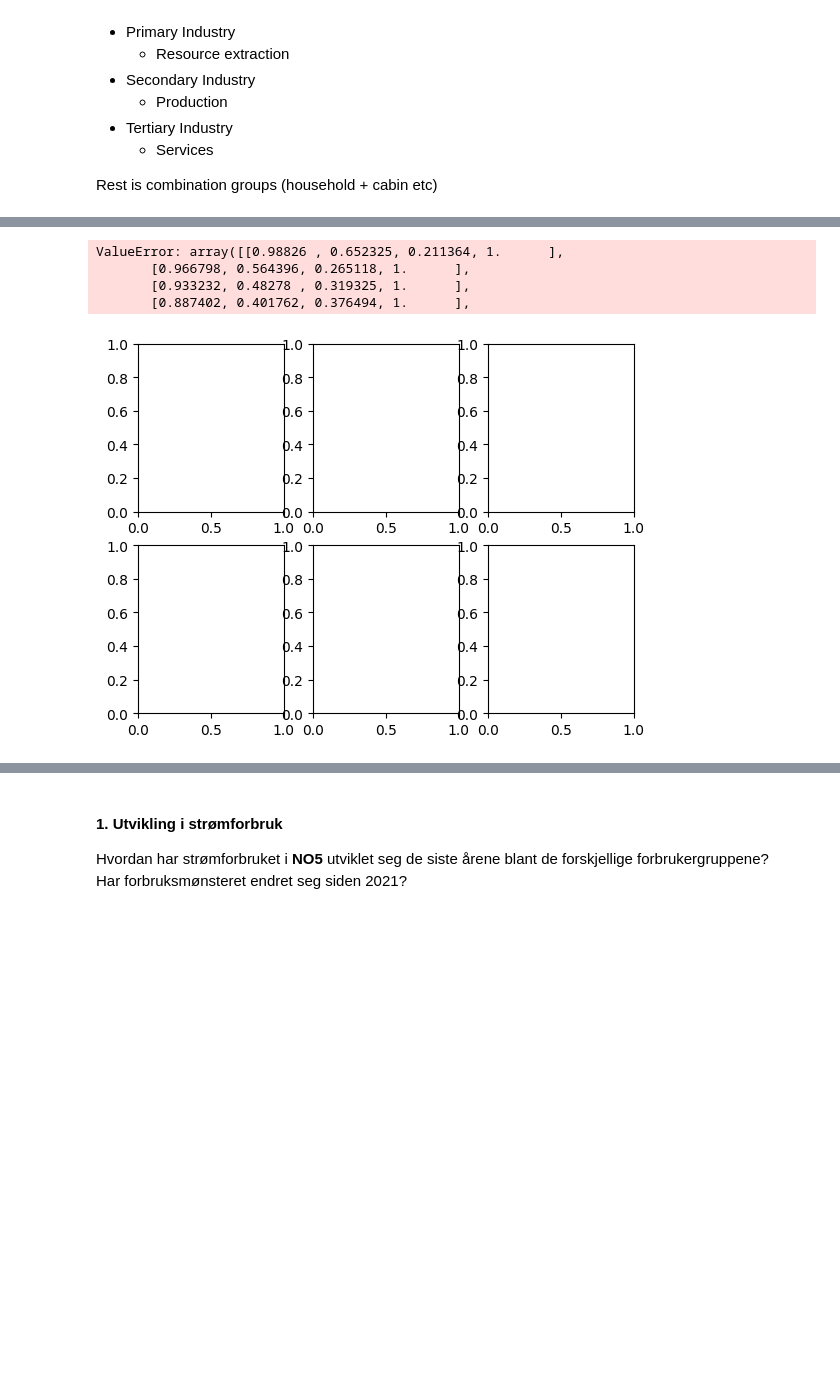
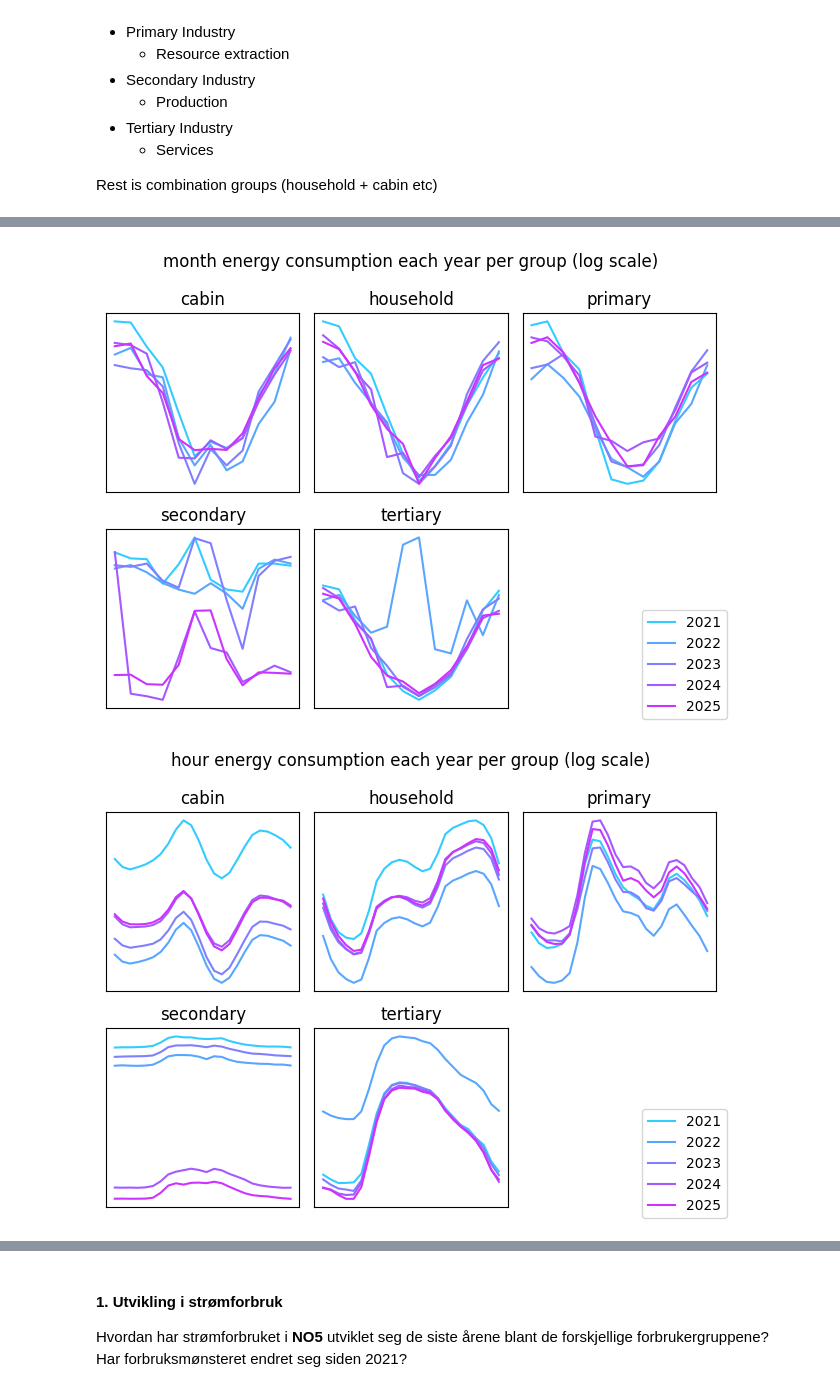
Before and after one commit to tobbensol/eviny-case, a Jupyter notebook: notebooks/Question1.ipynb, the cells around one changed output, grey strips where cells are left out. Drawn from its saved outputs; the diff is of its cells as text; code cells hidden in the pictures; blank space fills up the shorter version.

```diff
--- a/notebooks/Question1.ipynb
+++ b/notebooks/Question1.ipynb
@@ -83,47 +63,49 @@ year_consumption_by_group = consumption_by_group.groupby(consumption_by_group.in
 # %%
-yearly_consumption_by_group = {}
+group_data = consumption_by_group.copy()
+group_data["year"] = consumption_by_group.index.year
+group_data["month"] = consumption_by_group.index.month
+group_data["day"] = consumption_by_group.index.day
+group_data["weekday"] = consumption_by_group.index.weekday
+group_data["hour"] = consumption_by_group.index.hour
+
+yearly_consumption_by_group = defaultdict(dict)
 periods = ["month", "day", "hour", "weekday"]
 
 for period in periods:
-    yearly_consumption_by_group[period] = {}
-
     for group in consumption_by_group.columns:
-
-        group_data = consumption_by_group.copy()
-        group_data["year"] = consumption_by_group.index.year
-        group_data["month"] = consumption_by_group.index.month
-        group_data["day"] = consumption_by_group.index.day
-        group_data["weekday"] = consumption_by_group.index.weekday
-        group_data["hour"] = consumption_by_group.index.hour
-
-        group_data = group_data.pivot_table(
+        yearly_consumption_by_group[period][group] = (
+        group_data.pivot_table(
             index=periods,
             columns="year",
             values=group
         )
-
-        yearly_consumption_by_group[period][group] = group_data.groupby(period).mean()
+        .groupby(period)
+        .mean()
+    )
 # %%
 for i, (period, groups) in enumerate(yearly_consumption_by_group.items()):
     if period == "day": # behaviours generally dont change by the day of month
-        pass
+        continue
 
     fig, ax = plt.subplots(nrows=2, ncols=3)
+
     for j, (group, data) in enumerate(groups.items()):
-        cmap = plt.cm.plasma(np.linspace(0.8, 0.1, len(data)))
+        years = data.columns
+        cmap = plt.cm.cool(np.linspace(0.2, 0.8, len(years)))
 
-        ax[j//3, j%3].plot(data, color=cmap[j])
+        for k, year in enumerate(years):
+            ax[j//3, j%3].plot(data[year], color=cmap[k])
+
+        ax[j//3, j%3].set_yscale("log")
+        ax[j//3, j%3].yaxis.set_visible(False)
         ax[j//3, j%3].set_xticks([])
         ax[j//3, j%3].set_yticks([])
         ax[j//3, j%3].set_title(group)
     fig.delaxes(ax[1, 2])
-    fig.legend(["2021", "2022", "2023", "2024"], loc="lower right")
-    fig.suptitle(f"{period} energy consumption each year per group")
+    fig.legend(years, loc="lower right")
+    fig.suptitle(f"{period} energy consumption each year per group (log scale)")
     fig.tight_layout()
     fig.show()
 # %% [output]
-ValueError: array([[0.98826 , 0.652325, 0.211364, 1.      ],
-       [0.966798, 0.564396, 0.265118, 1.      ],
-       [0.933232, 0.48278 , 0.319325, 1.      ],
-       [0.887402, 0.401762, 0.376494, 1.      ],
-[figure, old version]
+[figure, new version]
+[figure, added]
```
Also changed, not shown: parts of 12 cells of this notebook, 8 other files.
